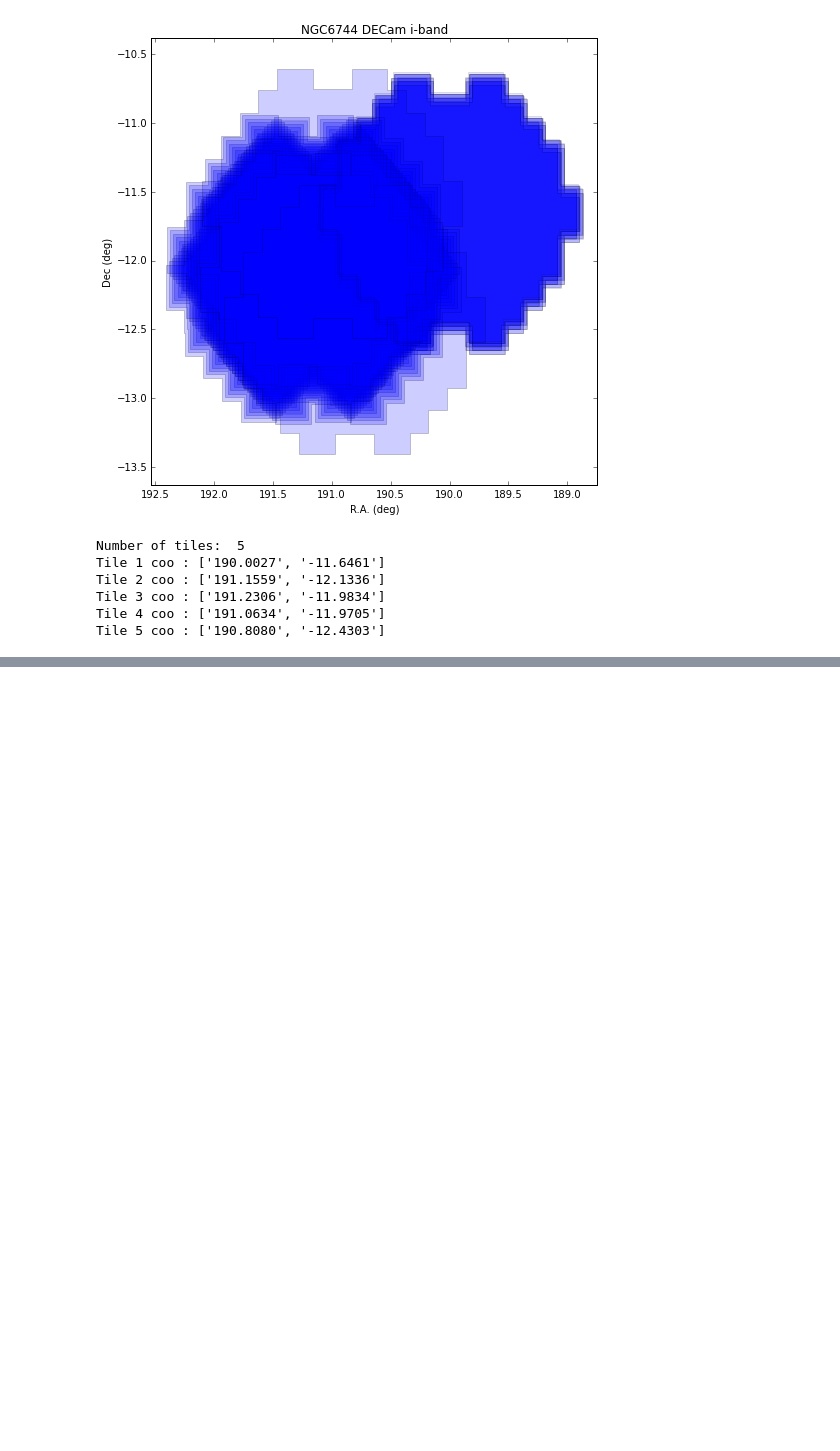
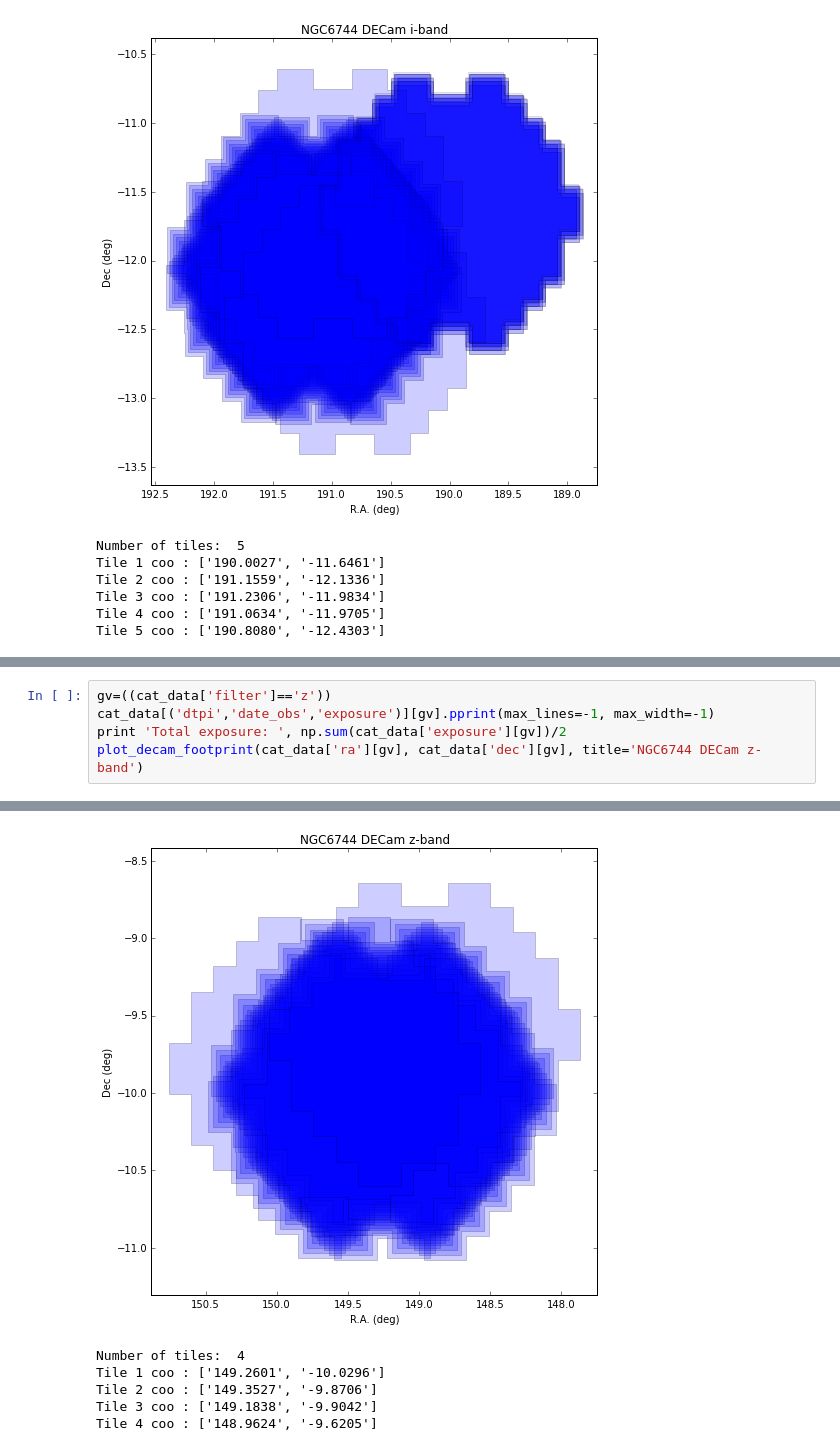
Before and after one commit to rpmunoz/Research, a Jupyter notebook: Galaxy groups/Reading DECam votable and plotting footprint.ipynb, the cells around one changed output, grey strips where cells are left out. Cells and saved outputs as stored; diff of their text form; blank space fills up the shorter version.

```diff
--- a/Galaxy groups/Reading DECam votable and plotting footprint.ipynb
+++ b/Galaxy groups/Reading DECam votable and plotting footprint.ipynb
@@ -206,0 +270,6 @@ Tile 5 coo : ['190.8080', '-12.4303']
+# %%
+gv=((cat_data['filter']=='z'))
+cat_data[('dtpi','date_obs','exposure')][gv].pprint(max_lines=-1, max_width=-1)
+print 'Total exposure: ', np.sum(cat_data['exposure'][gv])/2
+plot_decam_footprint(cat_data['ra'][gv], cat_data['dec'][gv], title='NGC6744 DECam z-band')
+# %% [output]
@@ -206,0 +293,6 @@ Tile 5 coo : ['190.8080', '-12.4303']
+[figure, added]
+Number of tiles:  4
+Tile 1 coo : ['149.2601', '-10.0296']
+Tile 2 coo : ['149.3527', '-9.8706']
+Tile 3 coo : ['149.1838', '-9.9042']
+Tile 4 coo : ['148.9624', '-9.6205']
```
Also changed, not shown: parts of 5 cells of this notebook, 2 other files.
